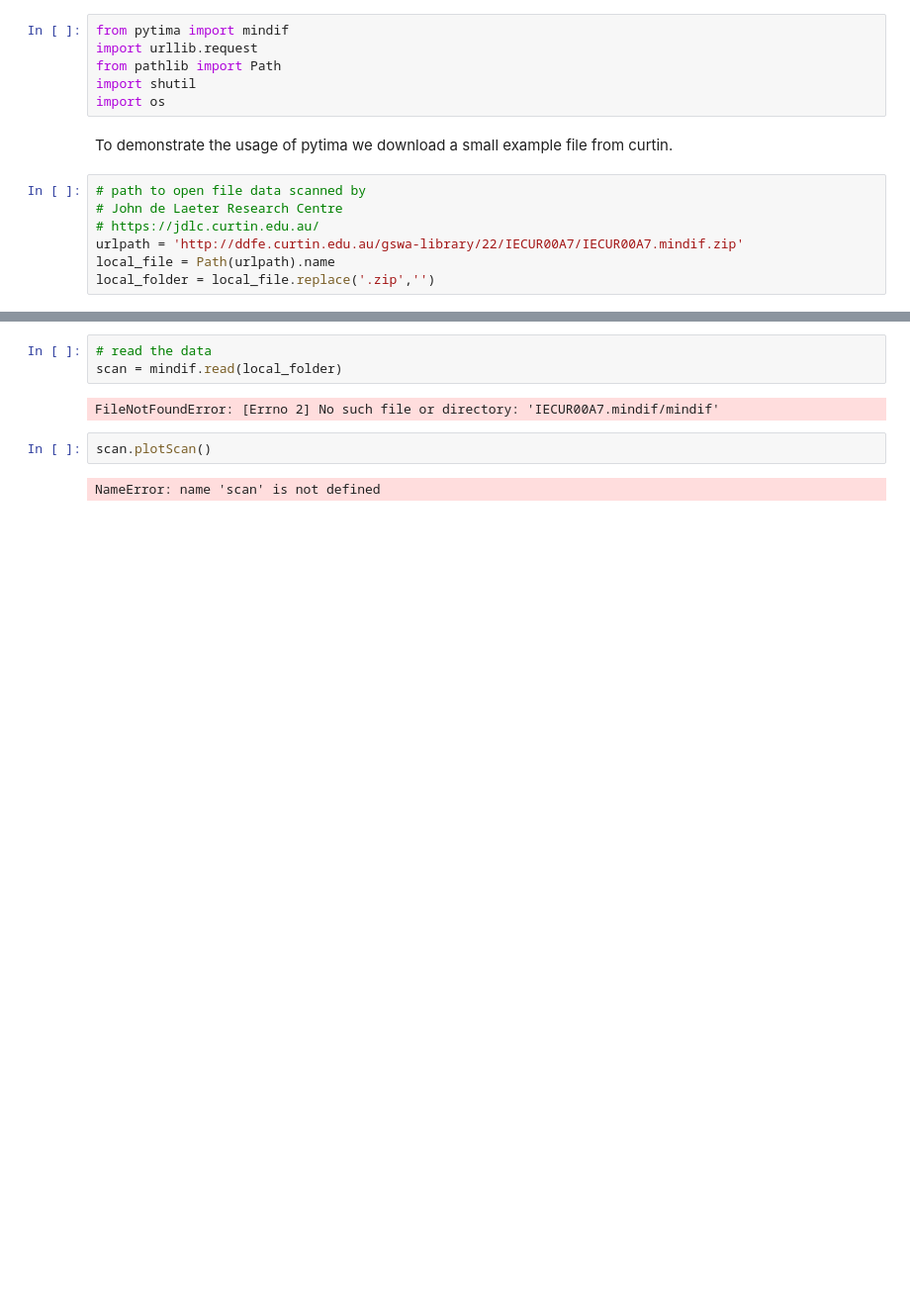
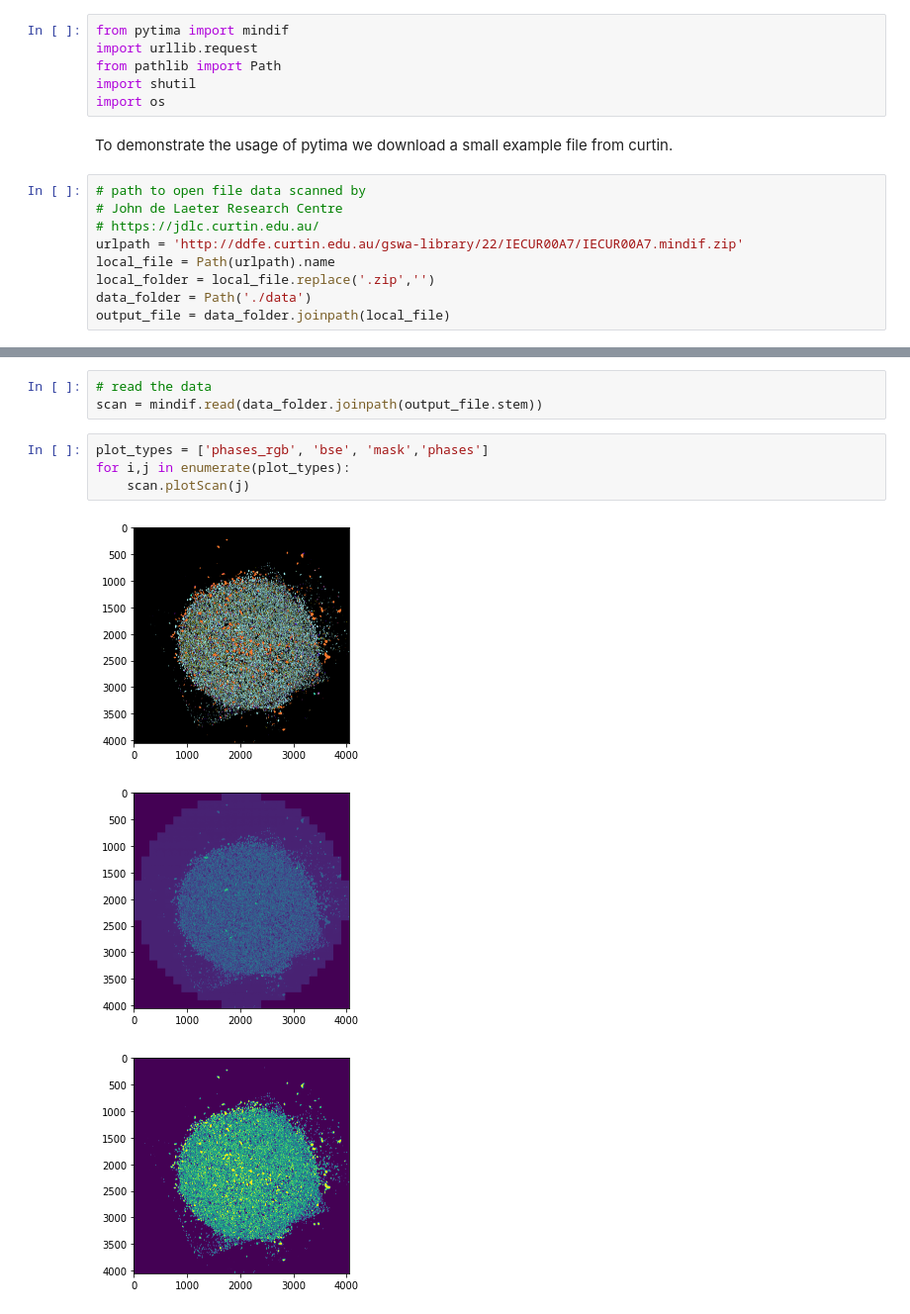
Before and after one commit to FractalGeoAnalytics/pytima, a Jupyter notebook: demo.ipynb, the cells around one changed output, grey strips where cells are left out. Shown at 99% size. Cells and saved outputs as stored; diff of their text form; blank space fills up the shorter version.

```diff
--- a/demo.ipynb
+++ b/demo.ipynb
@@ -13,3 +13,5 @@ To demonstrate the usage of pytima we download a small example file from curtin.
 urlpath = 'http://ddfe.curtin.edu.au/gswa-library/22/IECUR00A7/IECUR00A7.mindif.zip'
 local_file = Path(urlpath).name
 local_folder = local_file.replace('.zip','')
+data_folder = Path('./data')
+output_file = data_folder.joinpath(local_file)
@@ -26,9 +31,11 @@ if not os.path.exists(local_file):
 # %%
 # read the data
-scan = mindif.read(local_folder)
+scan = mindif.read(data_folder.joinpath(output_file.stem))
-# %% [output]
-FileNotFoundError: [Errno 2] No such file or directory: 'IECUR00A7.mindif/mindif'
-# %%
-scan.plotScan()
-# %% [output]
-NameError: name 'scan' is not defined
+# %%
+plot_types = ['phases_rgb', 'bse', 'mask','phases']
+for i,j in enumerate(plot_types):
+    scan.plotScan(j)
+# %% [output]
+[figure, added]
+[figure, added]
+[figure, added]
```
Also changed, not shown: parts of 3 cells of this notebook, 2 other files.
